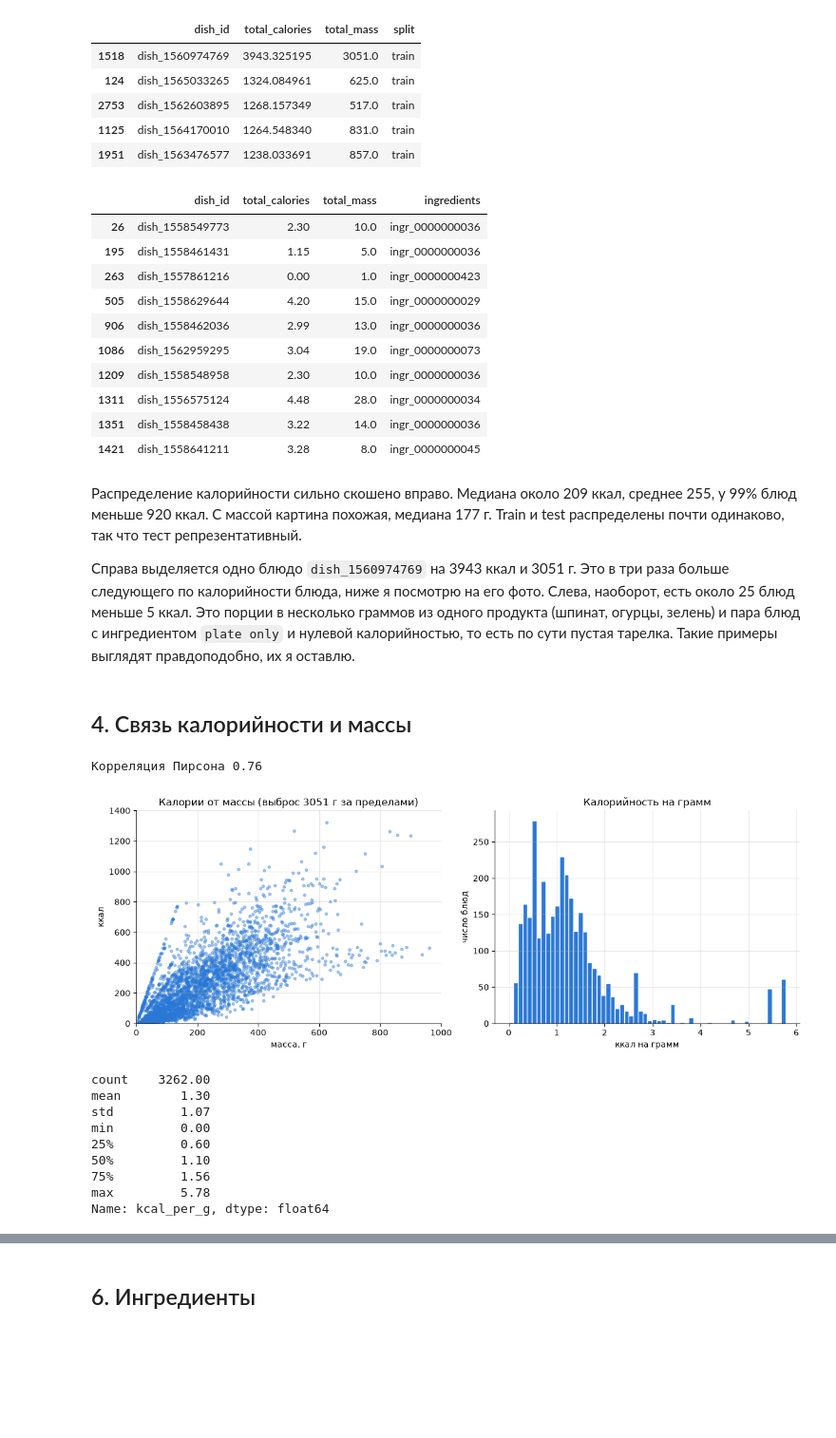
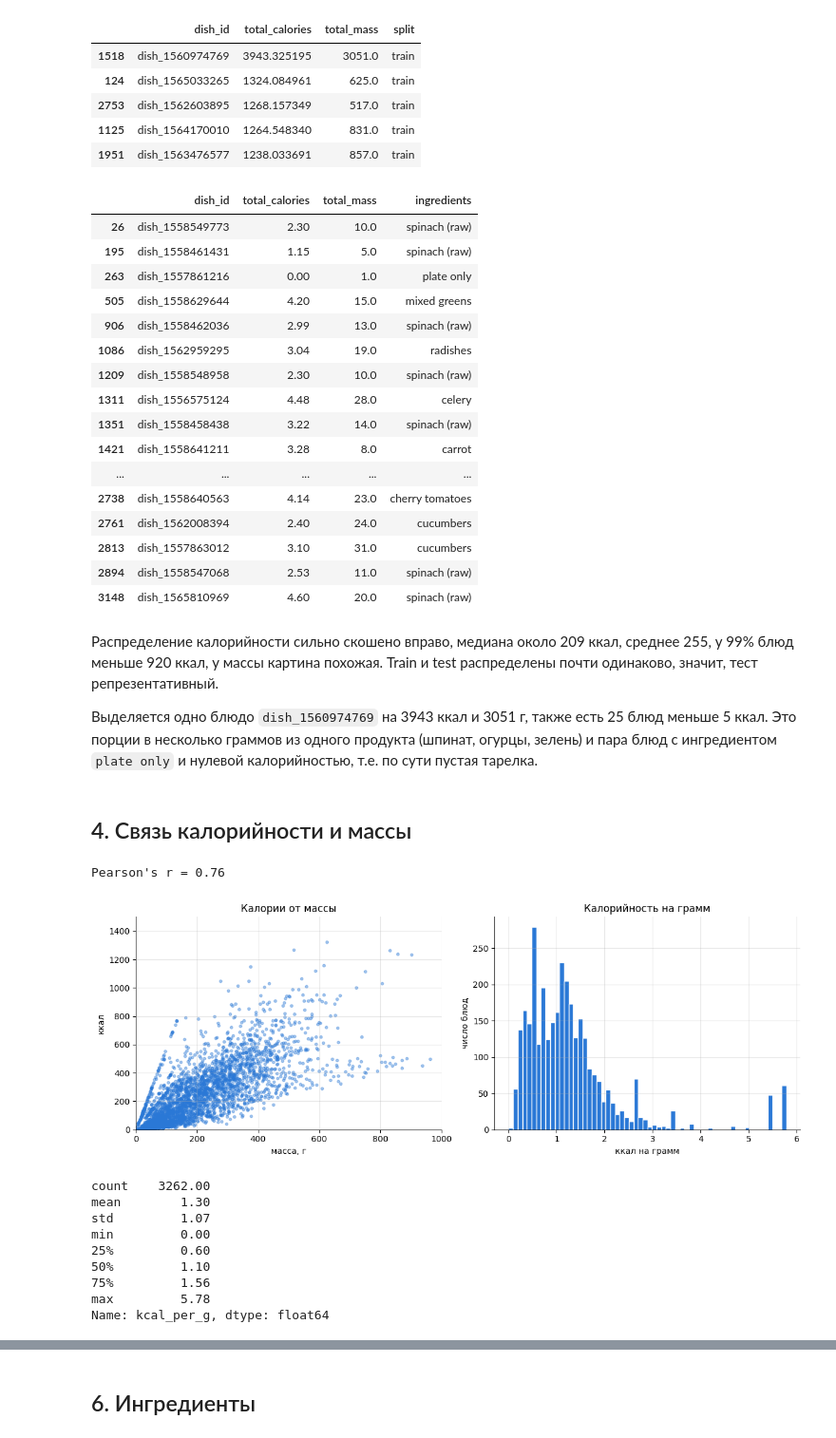
Before and after one commit to andr3w13/Nutrition, a Jupyter notebook: notebook.ipynb, the cells around one changed output, grey strips where cells are left out. Shown at 95% size. Saved outputs shown, nothing was run; the diff lists cells and outputs as text; code cells hidden in the pictures; blank space fills up the shorter version.

```diff
--- a/notebook.ipynb
+++ b/notebook.ipynb
@@ -201,43 +215,55 @@ dish.sort_values("total_calories", ascending=False).head(5)[["dish_id", "total_c
 | 1125 | dish_1564170010 | 1264.548340 | 831.0 | train |
 | 1951 | dish_1563476577 | 1238.033691 | 857.0 | train |
 # %%
-dish[dish["total_calories"] < 5][["dish_id", "total_calories", "total_mass", "ingredients"]].head(10)
+low = dish[dish["total_calories"] < 5][["dish_id", "total_calories", "total_mass", "ingredients"]]
+
+# Добавление названий ингредиентов
+ingr_ids = low["ingredients"].str.split(";").explode().str.replace("ingr_", "").astype(int)
+names = ingr_ids.to_frame("id").merge(ingredients, on="id", how="left").set_index(ingr_ids.index)["ingr"]
+low["ingredients"] = names.groupby(level=0).agg(", ".join)
+low
 # %% [output]
 |  | dish_id | total_calories | total_mass | ingredients |
-| 26 | dish_1558549773 | 2.30 | 10.0 | ingr_0000000036 |
-| 195 | dish_1558461431 | 1.15 | 5.0 | ingr_0000000036 |
-| 263 | dish_1557861216 | 0.00 | 1.0 | ingr_0000000423 |
-| 505 | dish_1558629644 | 4.20 | 15.0 | ingr_0000000029 |
-| 906 | dish_1558462036 | 2.99 | 13.0 | ingr_0000000036 |
-| 1086 | dish_1562959295 | 3.04 | 19.0 | ingr_0000000073 |
-| 1209 | dish_1558548958 | 2.30 | 10.0 | ingr_0000000036 |
-| 1311 | dish_1556575124 | 4.48 | 28.0 | ingr_0000000034 |
-| 1351 | dish_1558458438 | 3.22 | 14.0 | ingr_0000000036 |
-| 1421 | dish_1558641211 | 3.28 | 8.0 | ingr_0000000045 |
+| 26 | dish_1558549773 | 2.30 | 10.0 | spinach (raw) |
+| 195 | dish_1558461431 | 1.15 | 5.0 | spinach (raw) |
+| 263 | dish_1557861216 | 0.00 | 1.0 | plate only |
+| 505 | dish_1558629644 | 4.20 | 15.0 | mixed greens |
+| 906 | dish_1558462036 | 2.99 | 13.0 | spinach (raw) |
+| 1086 | dish_1562959295 | 3.04 | 19.0 | radishes |
+| 1209 | dish_1558548958 | 2.30 | 10.0 | spinach (raw) |
+| 1311 | dish_1556575124 | 4.48 | 28.0 | celery |
+| 1351 | dish_1558458438 | 3.22 | 14.0 | spinach (raw) |
+| 1421 | dish_1558641211 | 3.28 | 8.0 | carrot |
+| ... | ... | ... | ... | ... |
+| 2738 | dish_1558640563 | 4.14 | 23.0 | cherry tomatoes |
+| 2761 | dish_1562008394 | 2.40 | 24.0 | cucumbers |
+| 2813 | dish_1557863012 | 3.10 | 31.0 | cucumbers |
+| 2894 | dish_1558547068 | 2.53 | 11.0 | spinach (raw) |
+| 3148 | dish_1565810969 | 4.60 | 20.0 | spinach (raw) |
 # %% [markdown]
-Распределение калорийности сильно скошено вправо. Медиана около 209 ккал, среднее 255, у 99% блюд меньше 920 ккал. С массой картина похожая, медиана 177 г. Train и test распределены почти одинаково, так что тест репрезентативный.
+Распределение калорийности сильно скошено вправо, медиана около 209 ккал, среднее 255, у 99% блюд меньше 920 ккал, у массы картина похожая. Train и test распределены почти одинаково, значит, тест репрезентативный.
 
-Справа выделяется одно блюдо `dish_1560974769` на 3943 ккал и 3051 г. Это в три раза больше следующего по калорийности блюда, ниже я посмотрю на его фото. Слева, наоборот, есть около 25 блюд меньше 5 ккал. Это порции в несколько граммов из одного продукта (шпинат, огурцы, зелень) и пара блюд с ингредиентом `plate only` и нулевой калорийностью, то есть по сути пустая тарелка. Такие примеры выглядят правдоподобно, их я оставлю.
+Выделяется одно блюдо `dish_1560974769` на 3943 ккал и 3051 г, также есть 25 блюд меньше 5 ккал. Это порции в несколько граммов из одного продукта (шпинат, огурцы, зелень) и пара блюд с ингредиентом `plate only` и нулевой калорийностью, т.е. по сути пустая тарелка.
 # %% [markdown]
 ## 4. Связь калорийности и массы
 # %%
-print("Корреляция Пирсона", round(dish["total_calories"].corr(dish["total_mass"]), 3))
+print("Pearson's r =", round(dish["total_calories"].corr(dish["total_mass"]), 3))
 
 dish["kcal_per_g"] = dish["total_calories"] / dish["total_mass"]
 
 fig, axes = plt.subplots(1, 2, figsize=(12, 4.5))
 axes[0].scatter(dish["total_mass"], dish["total_calories"], s=10, alpha=0.4, color=BLUE)
-axes[0].set(xlim=(0, 1000), ylim=(0, 1400), xlabel="масса, г", ylabel="ккал",
-            title="Калории от массы (выброс 3051 г за пределами)")
+axes[0].set(xlim=(0, 1000), ylim=(0, 1500), xlabel="масса, г", ylabel="ккал",
+            title="Калории от массы")
 axes[1].hist(dish["kcal_per_g"], bins=60, color=BLUE, edgecolor="white")
 axes[1].set(xlabel="ккал на грамм", ylabel="число блюд", title="Калорийность на грамм")
 plt.tight_layout()
 plt.show()
 
 dish["kcal_per_g"].describe().round(2)
 # %% [output]
-Корреляция Пирсона 0.76
+Pearson's r = 0.76
-[figure, old version]
+[figure, new version]
 count    3262.00
 mean        1.30
 std         1.07
```
Also changed, not shown: parts of 18 cells of this notebook.
